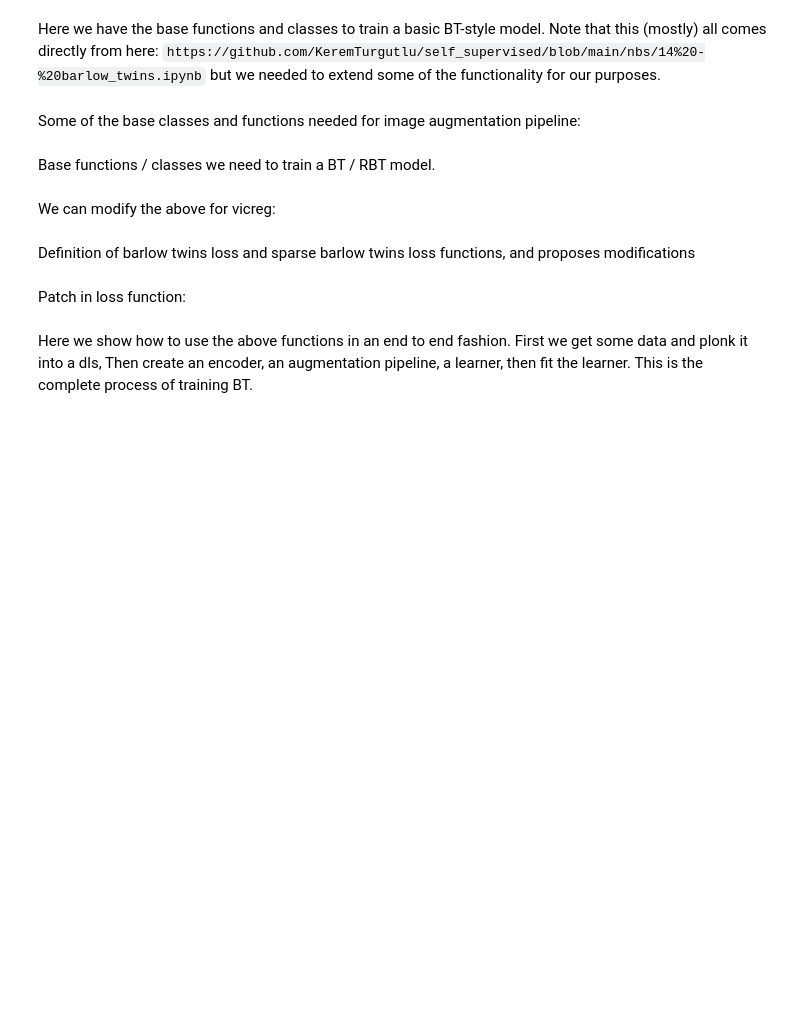
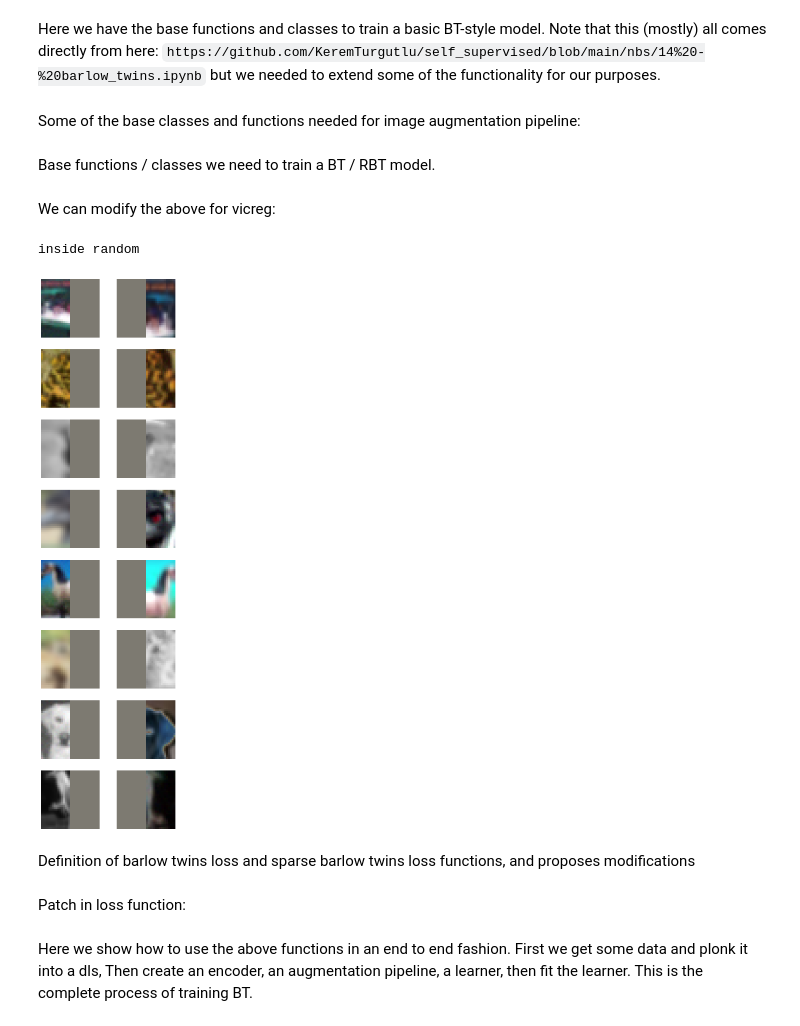
Before and after one commit to hamish-haggerty/base_rbt, a Jupyter notebook: nbs/base_model.ipynb, the cells around one changed output. Cells and saved outputs as stored; diff of their text form; code cells hidden in the pictures; blank space fills up the shorter version.

```diff
--- a/nbs/base_model.ipynb
+++ b/nbs/base_model.ipynb
@@ -616,6 +636,11 @@ class VICReg(BarlowTwins):
             elif self.n_in == 3:
                 xi, xj = self.aug1(TensorImage(self.x)), self.aug2(TensorImage(self.x))
             self.learn.xb = (torch.cat([xi, xj], dim=0),)
+# %%
+show_vicreg_batch(dls,n_in=3,aug=aug,n=8,print_augs=True,model_type='br_vicreg')
+# %% [output]
+inside random
+[figure, added]
 # %% [markdown]
 Definition of barlow twins loss and sparse barlow twins loss functions, and proposes modifications
 # %%
```
Also changed, not shown: parts of 5 cells of this notebook, 5 other files.
